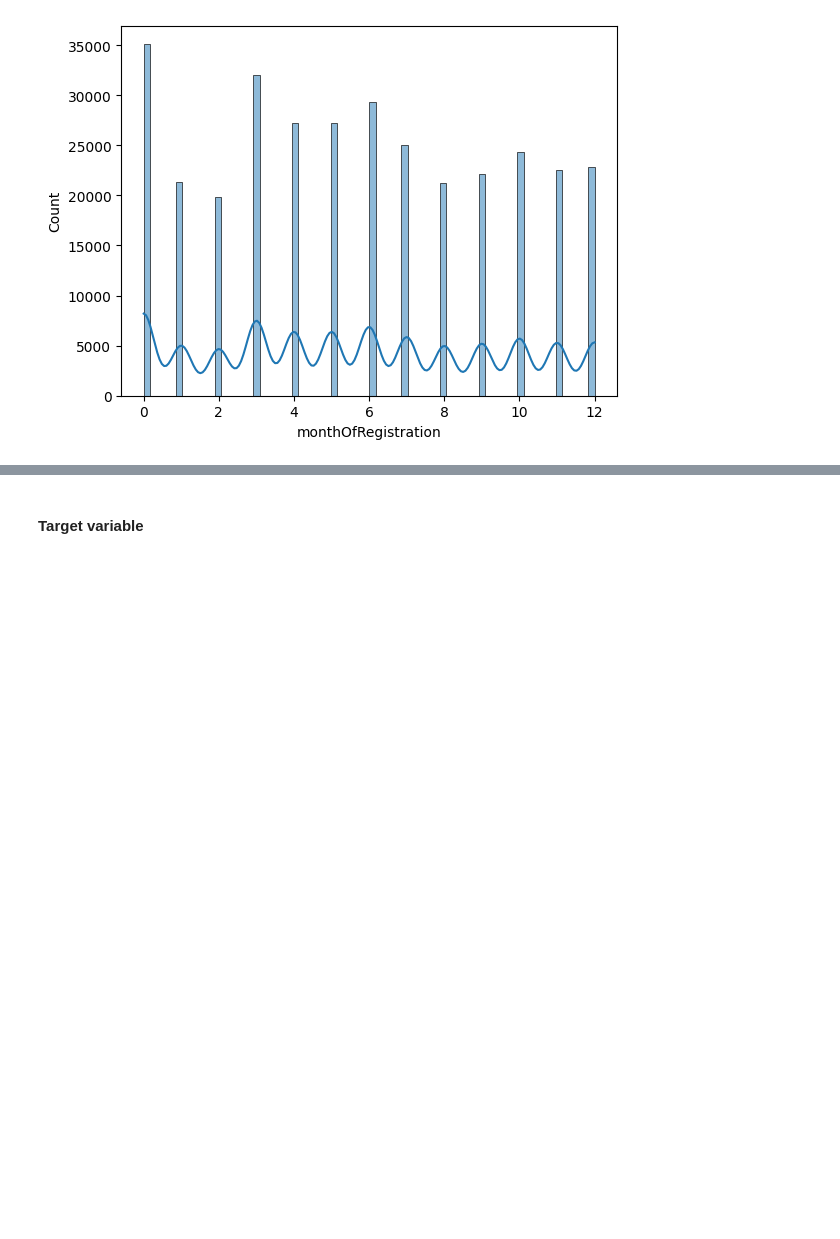
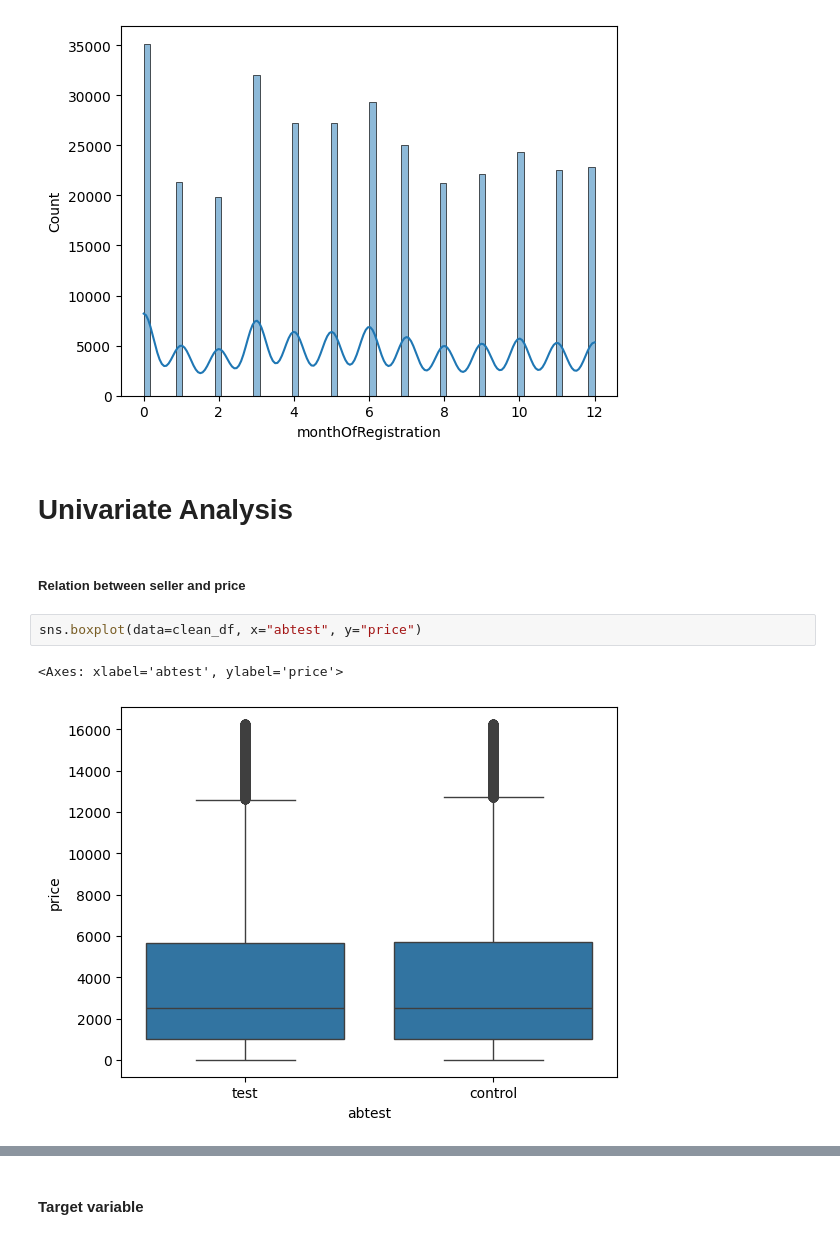
Before and after one commit to rajendra195/ds_ml_project, a Jupyter notebook: notebook_file/data_ingestion_and_profiling.ipynb, the cells around one changed output, grey strips where cells are left out. Cells and saved outputs as stored; diff of their text form; blank space fills up the shorter version.

```diff
--- a/notebook_file/data_ingestion_and_profiling.ipynb
+++ b/notebook_file/data_ingestion_and_profiling.ipynb
@@ -822,3 +842,12 @@ sns.histplot(data=clean_df, x="monthOfRegistration", kde=True)
 # %% [output]
 <Axes: xlabel='monthOfRegistration', ylabel='Count'>
 [figure]
+# %% [markdown]
+# Univariate Analysis
+# %% [markdown]
+##### Relation between seller and price
+# %%
+sns.boxplot(data=clean_df, x="abtest", y="price")
+# %% [output]
+<Axes: xlabel='abtest', ylabel='price'>
+[figure, added]
```
Also changed, not shown: parts of 46 cells of this notebook.
